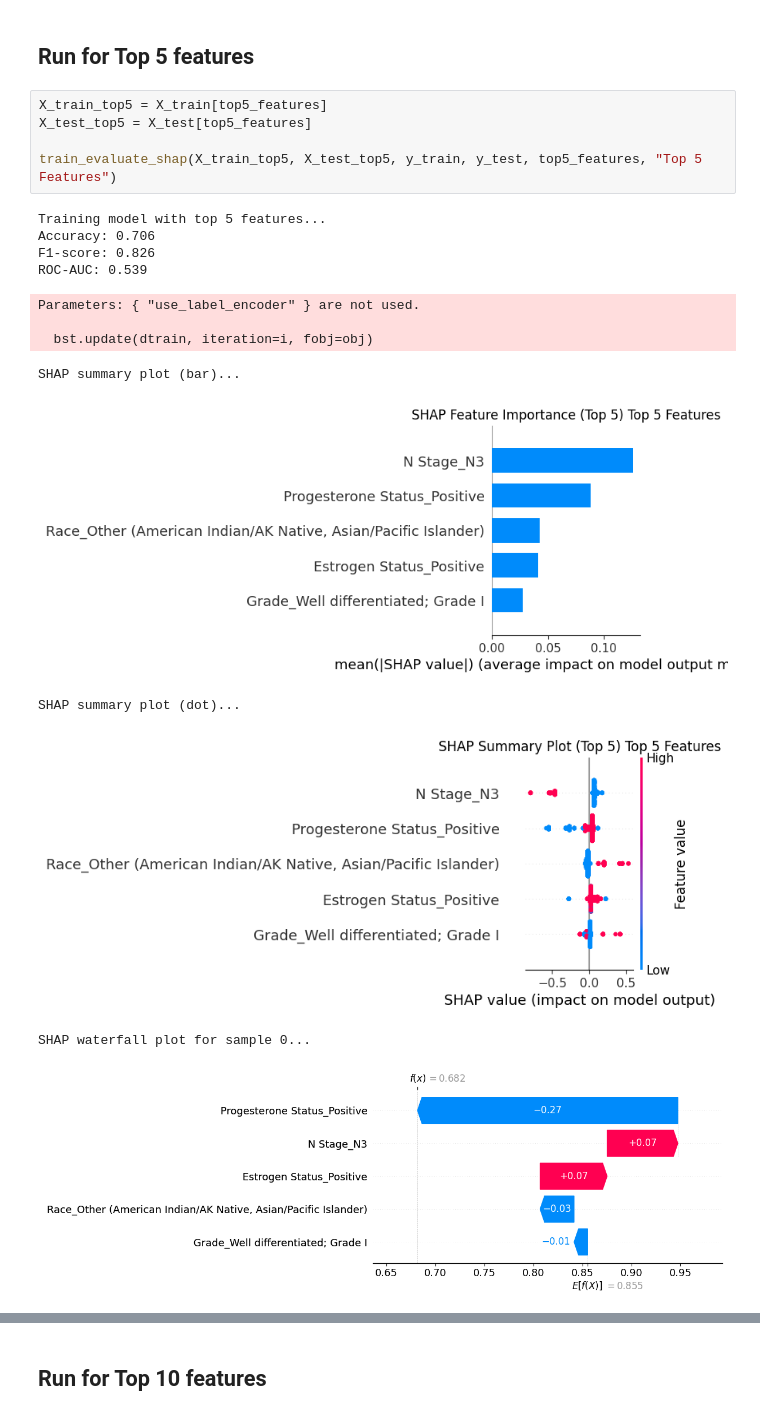
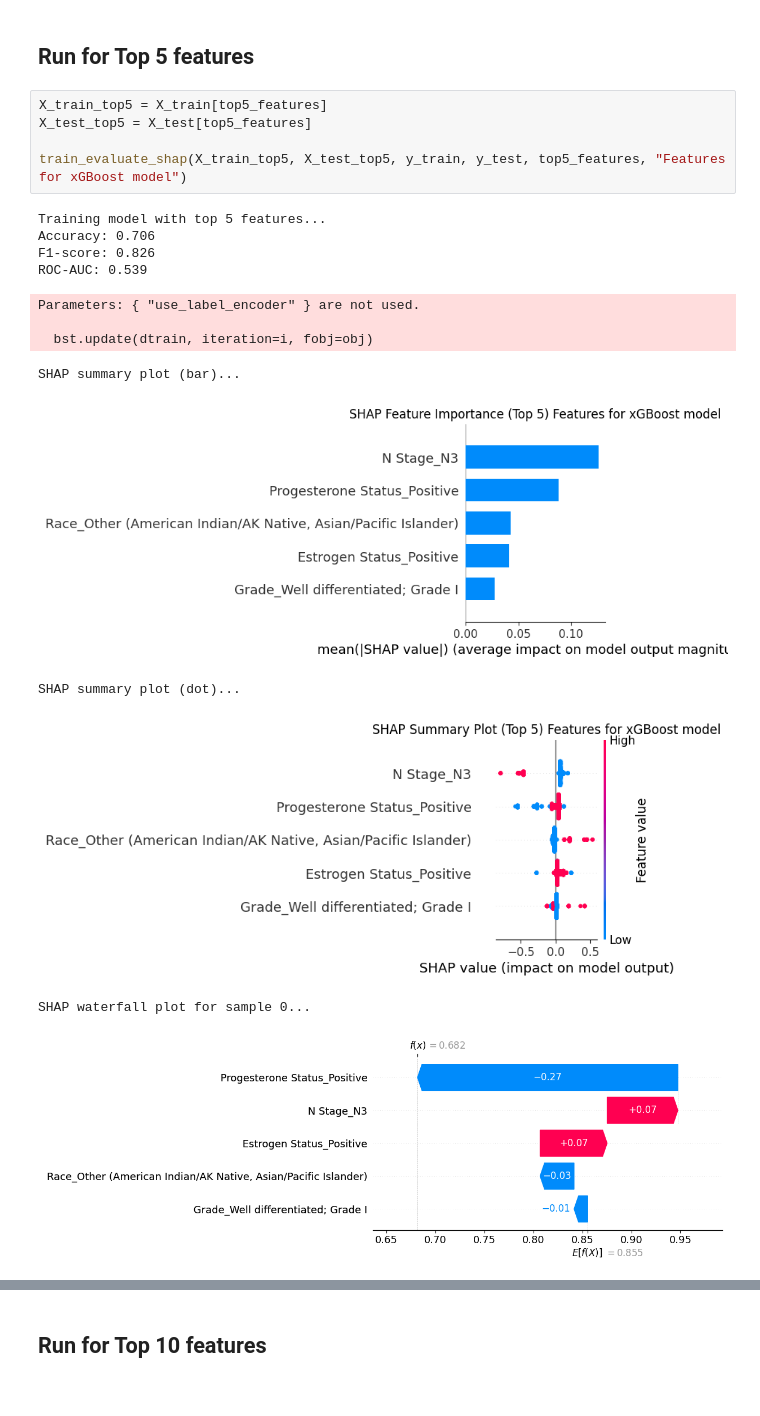
Before and after one commit to MichaelYemane707/breast_cancer_prediction, a Jupyter notebook: xgboost.ipynb, the cells around one changed output, grey strips where cells are left out. Drawn from its saved outputs; the diff is of its cells as text.

```diff
--- a/xgboost.ipynb
+++ b/xgboost.ipynb
@@ -491,20 +547,20 @@ def train_evaluate_shap(X_train_sub, X_test_sub, y_train, y_test, top_features,
 # %%
 X_train_top5 = X_train[top5_features]
 X_test_top5 = X_test[top5_features]
 
-train_evaluate_shap(X_train_top5, X_test_top5, y_train, y_test, top5_features, "Top 5 Features")
+train_evaluate_shap(X_train_top5, X_test_top5, y_train, y_test, top5_features, "Features for xGBoost model")
 # %% [output]
 Training model with top 5 features...
 Accuracy: 0.706
 F1-score: 0.826
 ROC-AUC: 0.539
 Parameters: { "use_label_encoder" } are not used.
 
   bst.update(dtrain, iteration=i, fobj=obj)
 SHAP summary plot (bar)...
-[figure, old version]
+[figure, new version]
 SHAP summary plot (dot)...
-[figure, old version]
+[figure, new version]
 SHAP waterfall plot for sample 0...
 [figure]
 ----------
```
Also changed, not shown: parts of 8 cells of this notebook.
